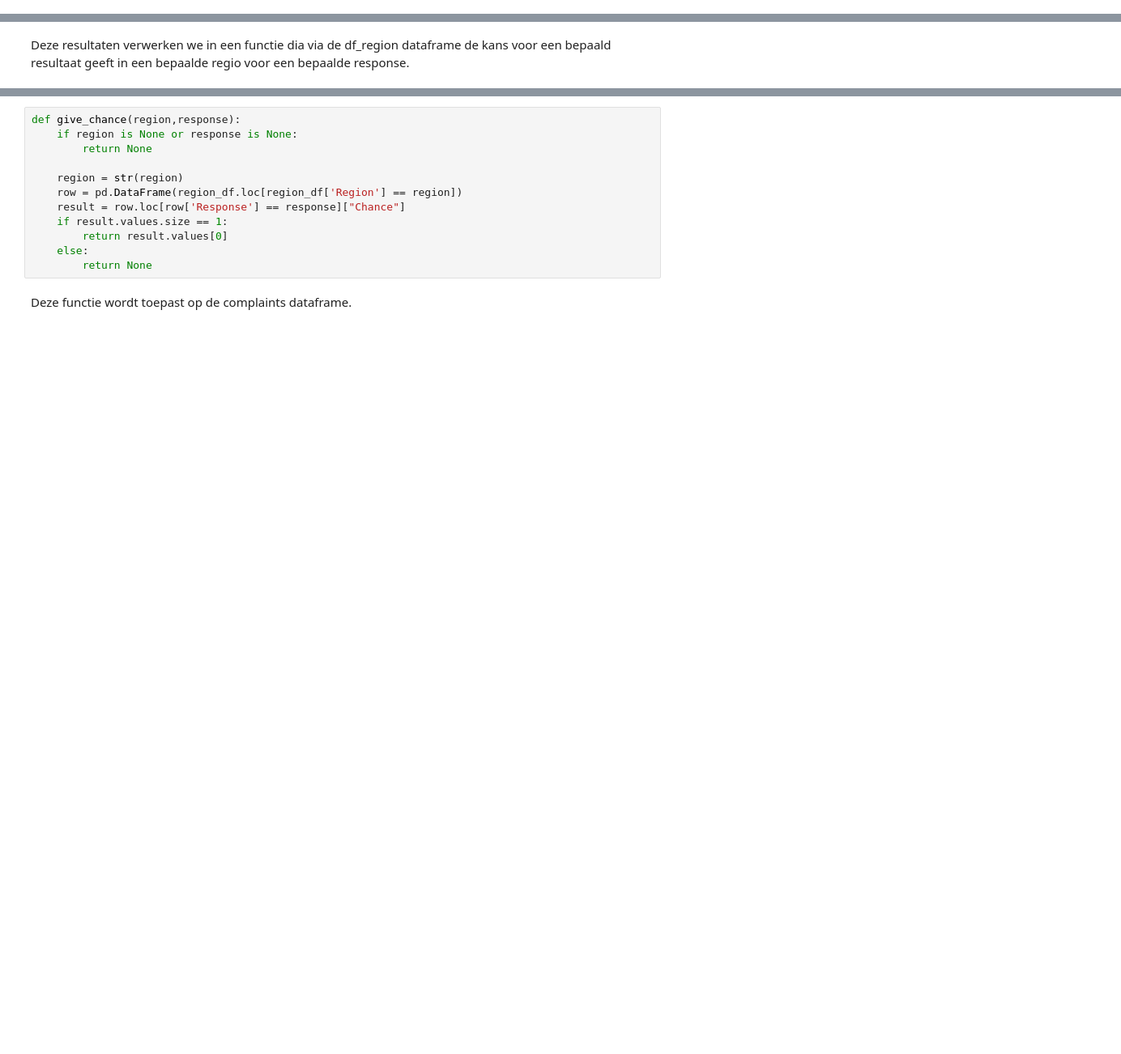
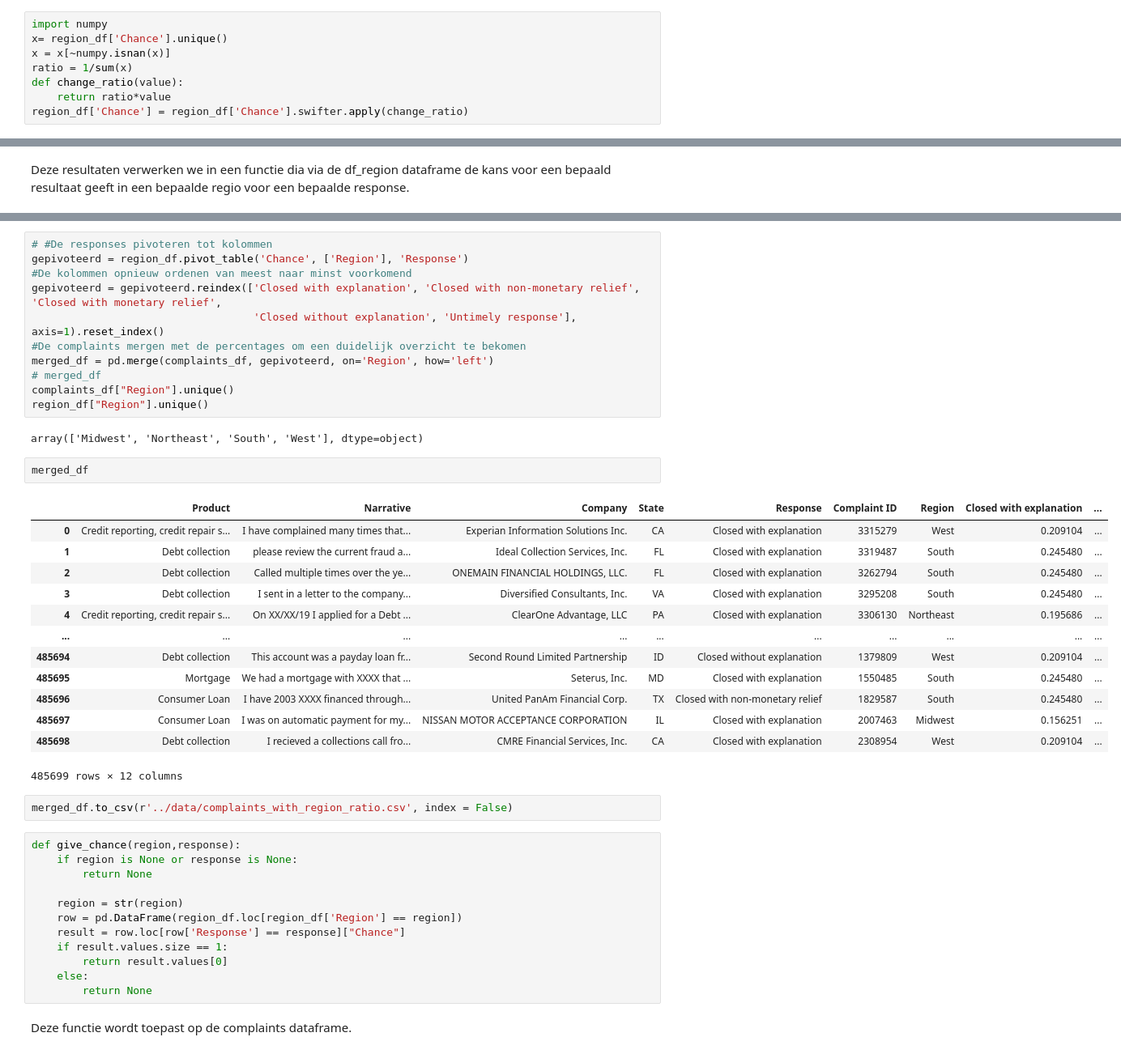
Before and after one commit to WouterStemgee/applied-machine-learning-consumer-complaints-database, a Jupyter notebook: sprint3/sprint3_Lucas.ipynb, the cells around one changed output, grey strips where cells are left out. Shown at 81% size. Drawn from its saved outputs; the diff is of its cells as text; blank space fills up the shorter version.

```diff
--- a/sprint3/sprint3_Lucas.ipynb
+++ b/sprint3/sprint3_Lucas.ipynb
@@ -139,2 +199,10 @@ plot("West").show()
 # %% [markdown]
 Hieruit kunnen we besluiten dat de reacties in de verschillende regio's verschillen. Tussen het noort oosten en het westen merken we bijna een verdubbeling op van het aantal complaints die positief zijn afgesloten door het verkijgen van een geldsom.
+# %%
+import numpy
+x= region_df['Chance'].unique()
+x = x[~numpy.isnan(x)]
+ratio = 1/sum(x)
+def change_ratio(value):
+    return ratio*value
+region_df['Chance'] = region_df['Chance'].swifter.apply(change_ratio)
@@ -143,3 +247,34 @@ Deze resultaten verwerken we in een functie dia via de df_region dataframe de ka
+# %%
+# #De responses pivoteren tot kolommen
+gepivoteerd = region_df.pivot_table('Chance', ['Region'], 'Response')
+#De kolommen opnieuw ordenen van meest naar minst voorkomend
+gepivoteerd = gepivoteerd.reindex(['Closed with explanation', 'Closed with non-monetary relief', 'Closed with monetary relief',
+                                   'Closed without explanation', 'Untimely response'], axis=1).reset_index()
+#De complaints mergen met de percentages om een duidelijk overzicht te bekomen
+merged_df = pd.merge(complaints_df, gepivoteerd, on='Region', how='left')
+# merged_df
+complaints_df["Region"].unique()
+region_df["Region"].unique()
+# %% [output]
+array(['Midwest', 'Northeast', 'South', 'West'], dtype=object)
+# %%
+merged_df
+# %% [output]
+|  | Product | Narrative | Company | State | Response | Complaint ID | Region | Closed with explanation | ... |
+| 0 | Credit reporting, credit repair s... | I have complained many times that... | Experian Information Solutions Inc. | CA | Closed with explanation | 3315279 | West | 0.209104 | ... |
+| 1 | Debt collection | please review the current fraud a... | Ideal Collection Services, Inc. | FL | Closed with explanation | 3319487 | South | 0.245480 | ... |
+| 2 | Debt collection | Called multiple times over the ye... | ONEMAIN FINANCIAL HOLDINGS, LLC. | FL | Closed with explanation | 3262794 | South | 0.245480 | ... |
+| 3 | Debt collection | I sent in a letter to the company... | Diversified Consultants, Inc. | VA | Closed with explanation | 3295208 | South | 0.245480 | ... |
+| 4 | Credit reporting, credit repair s... | On XX/XX/19 I applied for a Debt ... | ClearOne Advantage, LLC | PA | Closed with explanation | 3306130 | Northeast | 0.195686 | ... |
+| ... | ... | ... | ... | ... | ... | ... | ... | ... | ... |
+| 485694 | Debt collection | This account was a payday loan fr... | Second Round Limited Partnership | ID | Closed without explanation | 1379809 | West | 0.209104 | ... |
+| 485695 | Mortgage | We had a mortgage with XXXX that ... | Seterus, Inc. | MD | Closed with explanation | 1550485 | South | 0.245480 | ... |
+| 485696 | Consumer Loan | I have 2003 XXXX financed through... | United PanAm Financial Corp. | TX | Closed with non-monetary relief | 1829587 | South | 0.245480 | ... |
+| 485697 | Consumer Loan | I was on automatic payment for my... | NISSAN MOTOR ACCEPTANCE CORPORATION | IL | Closed with explanation | 2007463 | Midwest | 0.156251 | ... |
+| 485698 | Debt collection | I recieved a collections call fro... | CMRE Financial Services, Inc. | CA | Closed with explanation | 2308954 | West | 0.209104 | ... |
+485699 rows × 12 columns
+# %%
+merged_df.to_csv(r'../data/complaints_with_region_ratio.csv', index = False)
 # %%
 def give_chance(region,response):
     if region is None or response is None:
```
Also changed, not shown: parts of 17 cells of this notebook.
